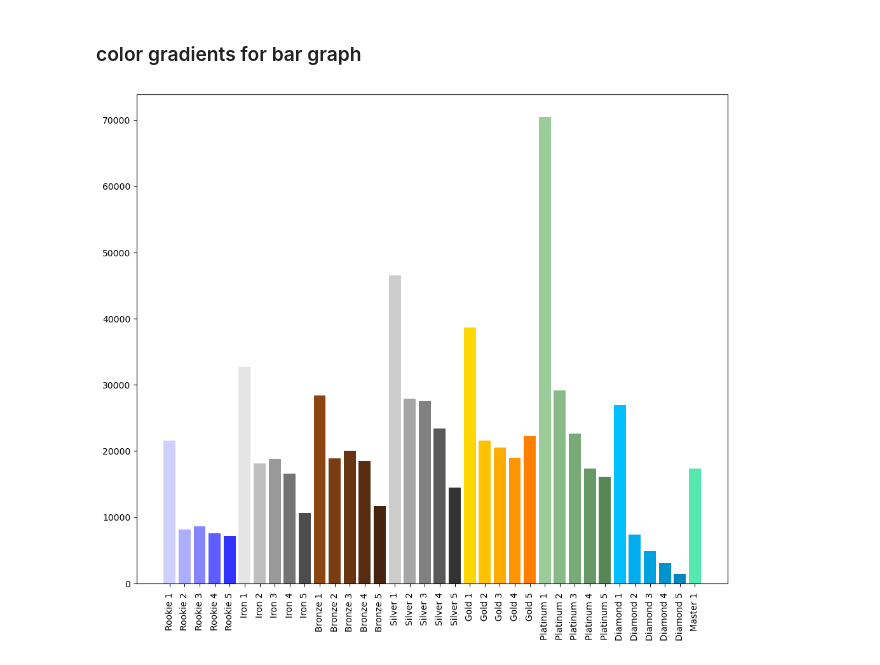
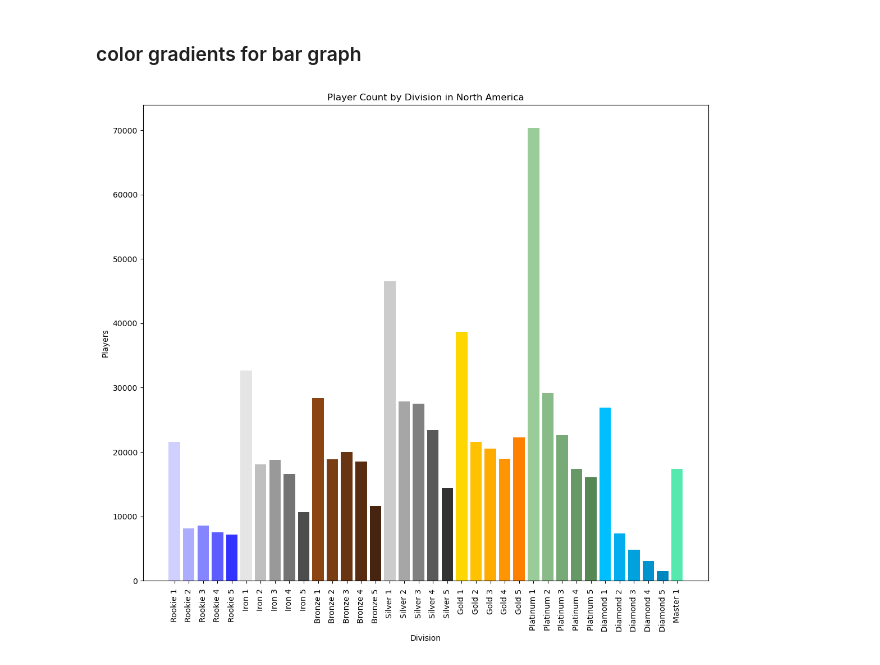
Before and after one commit to jwangSD22/sf6rankdistribution, a Jupyter notebook: data_analysis/sf6_jupyter.ipynb, the cells around one changed output. Drawn from its saved outputs; the diff is of its cells as text; code cells hidden in the pictures.

```diff
--- a/data_analysis/sf6_jupyter.ipynb
+++ b/data_analysis/sf6_jupyter.ipynb
@@ -46,21 +43,24 @@ color_gradients = [
     '#55e9af'
 ]
 # %%
-plt.figure(figsize=(12,10))
+plt.figure(figsize=(13,11))
 
 league = data['League'].to_numpy()
 division = data['Division'].astype(str).to_numpy()
 league_combined = league+' '+division+' '
 
 
 x = league_combined
 y = data['Number of Players']
 
 plt.xticks(rotation=90)
 plt.bar(x,y,color=color_gradients)
+plt.title('Player Count by Division in North America')
+plt.xlabel('Division')
+plt.ylabel('Players')
 
-plt.savefig('test.png',dpi=300)
+plt.savefig('test_bar.png',dpi=300)
 
 plt.show()
 # %% [output]
-[figure, old version]
+[figure, new version]
```
Also changed, not shown: parts of 2 cells of this notebook, 12 other files.
